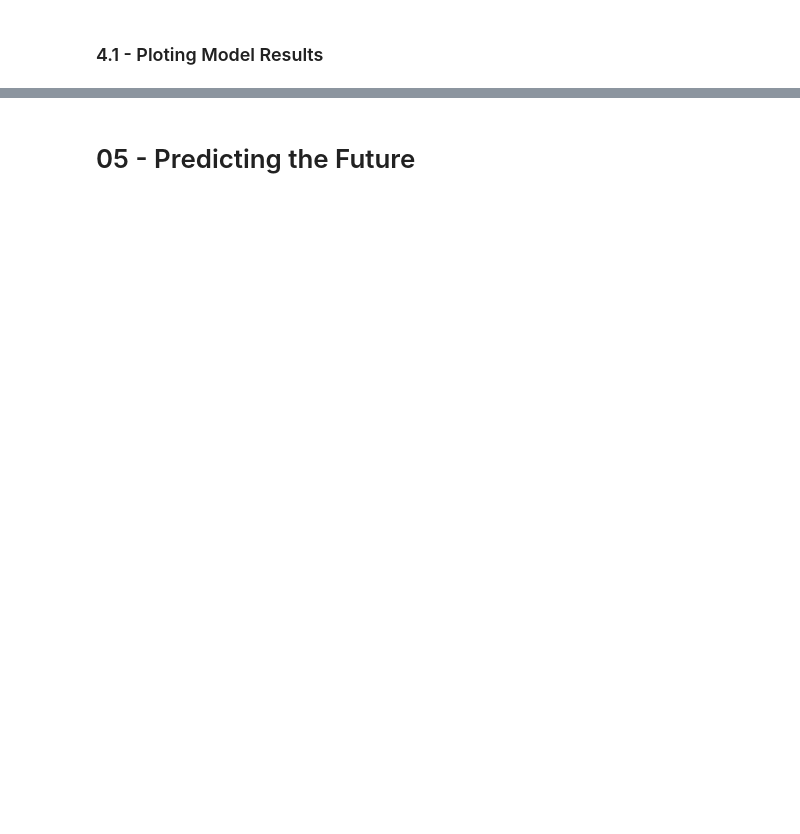
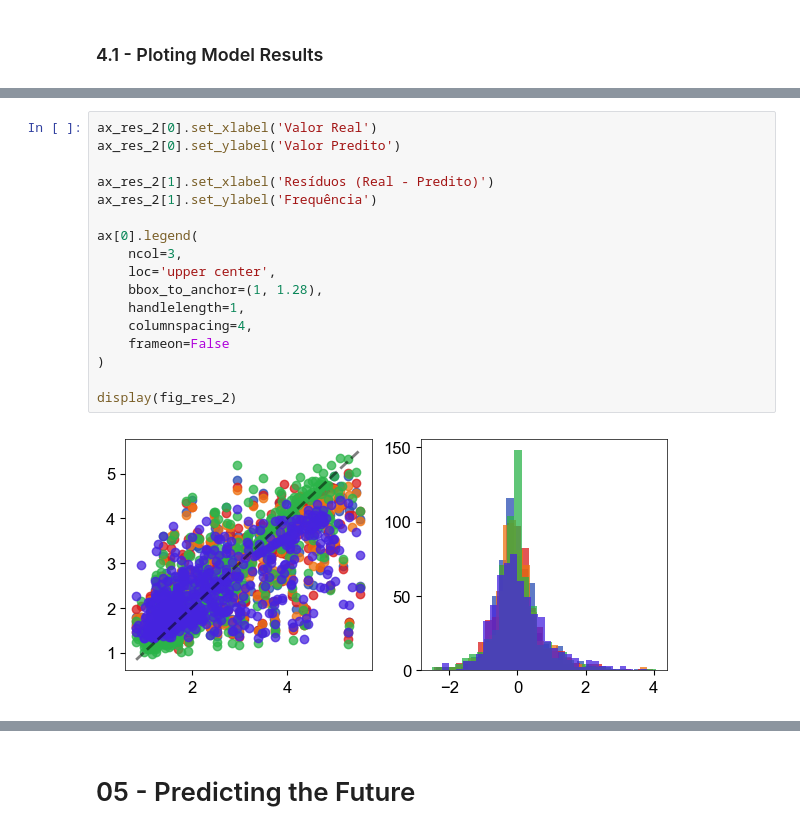
Before and after one commit to PauloCasmal/data-mining-study, a Jupyter notebook: Comparing-Models.ipynb, the cells around one changed output, grey strips where cells are left out. Saved outputs shown, nothing was run; the diff lists cells and outputs as text; blank space fills up the shorter version.

```diff
--- a/Comparing-Models.ipynb
+++ b/Comparing-Models.ipynb
@@ -1197 +663,20 @@ plt.show()
+# %%
+ax_res_2[0].set_xlabel('Valor Real')
+ax_res_2[0].set_ylabel('Valor Predito')
+
+ax_res_2[1].set_xlabel('Resíduos (Real - Predito)')
+ax_res_2[1].set_ylabel('Frequência')
+
+ax[0].legend(
+    ncol=3,
+    loc='upper center',
+    bbox_to_anchor=(1, 1.28),
+    handlelength=1,
+    columnspacing=4,
+    frameon=False
+)
+
+display(fig_res_2)
+# %% [output]
+[figure, added]
 # %%
```
Also changed, not shown: parts of 37 cells of this notebook.
